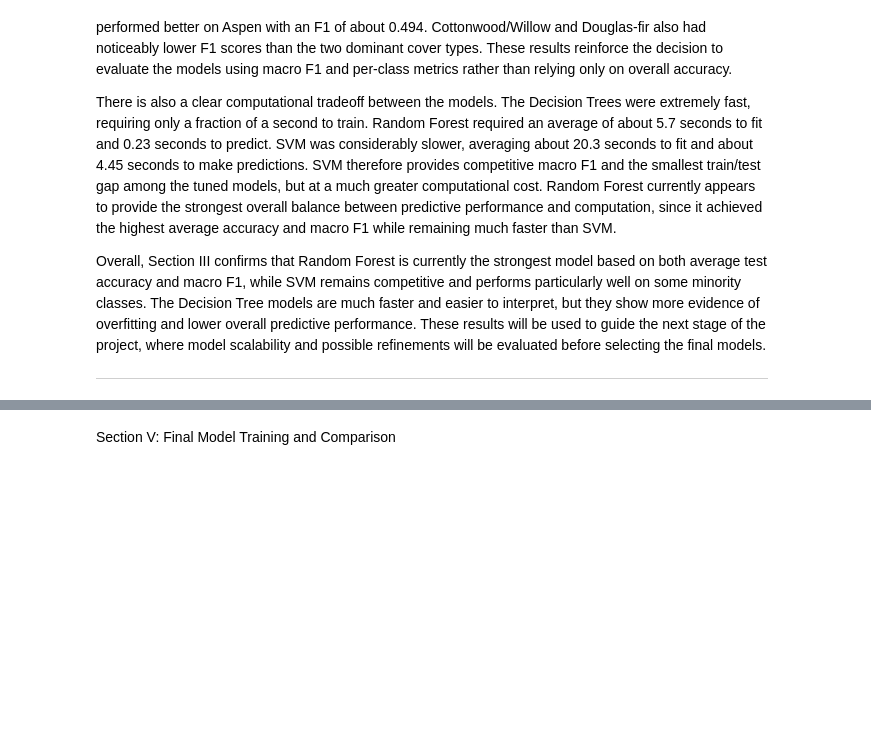
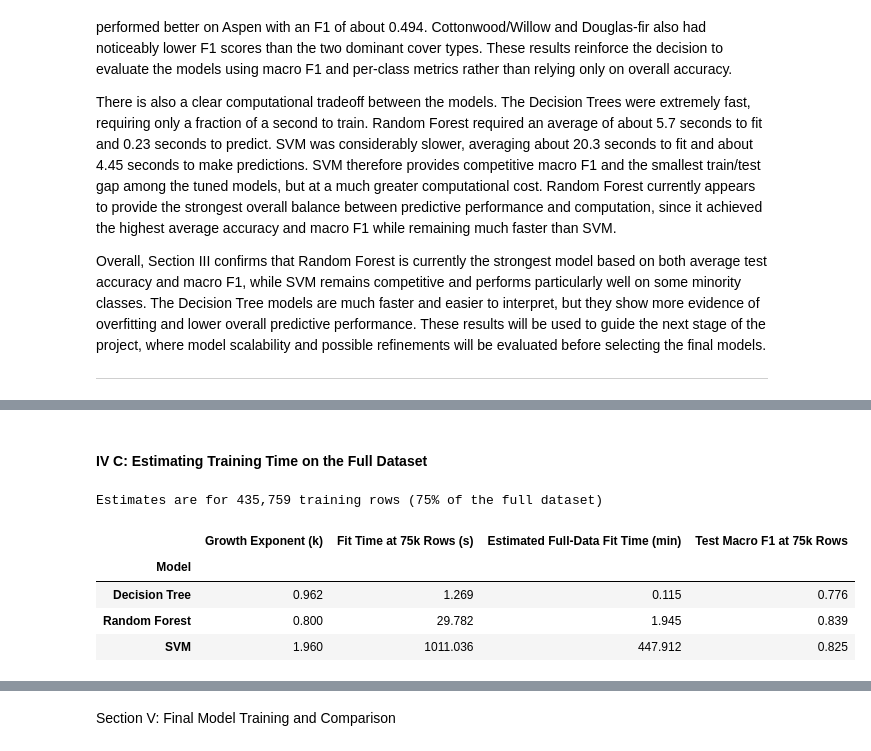
Before and after one commit to sgillihan/CSPB4622_Project1_Forest_Cover, a Jupyter notebook: Forest_Cover_Prediction_SGillihan.ipynb, the cells around one changed output, grey strips where cells are left out. Cells and saved outputs as stored; diff of their text form; code cells hidden in the pictures; blank space fills up the shorter version.

```diff
--- a/Forest_Cover_Prediction_SGillihan.ipynb
+++ b/Forest_Cover_Prediction_SGillihan.ipynb
@@ -1394,2 +1501,35 @@ A problem I have run into in the past is the scalability of anlaysis. I will run
+# %% [markdown]
+#### IV C: Estimating Training Time on the Full Dataset
+# %%
+# Estimate how long each model would take to train on the full dataset
+# For each model, a straight line is fit to log(fit time) vs. log(training rows), which is the same as assuming fit time = a * rows^k
+# np.polyfit with degree 1 returns the slope (k) and the intercept (log a) of that line
+# The line is then extended out to the full training set size to get an estimate
+# This is only a rough estimate, because it is based on three points and assumes the growth rate stays the same at larger sizes
+# For the SVM, the real growth often gets worse at large sizes (it also needs more memory), so its estimate is likely on the low side
+estimate_rows = []
+for name in scale_models:
+    rows = scale_results[scale_results["Model"] == name]
+    slope, intercept = np.polyfit(np.log10(rows["Train Rows"]), np.log10(rows["Fit Time (s)"]), 1)
+    estimated_seconds = 10 ** (intercept + slope * np.log10(full_train_rows))
+
+    estimate_rows.append({
+        "Model": name,
+        "Growth Exponent (k)": slope,
+        "Fit Time at 75k Rows (s)": rows["Fit Time (s)"].iloc[-1],
+        "Estimated Full-Data Fit Time (min)": estimated_seconds / 60,
+        "Test Macro F1 at 75k Rows": rows["Macro F1"].iloc[-1],
+    })
+
+scale_estimates = pd.DataFrame(estimate_rows).set_index("Model")
+print(f"Estimates are for {full_train_rows:,} training rows (75% of the full dataset)")
+scale_estimates.round(3)
+# %% [output]
+Estimates are for 435,759 training rows (75% of the full dataset)
+|  | Growth Exponent (k) | Fit Time at 75k Rows (s) | Estimated Full-Data Fit Time (min) | Test Macro F1 at 75k Rows |
+| Model |  |  |  |  |
+| Decision Tree | 0.962 | 1.269 | 0.115 | 0.776 |
+| Random Forest | 0.800 | 29.782 | 1.945 | 0.839 |
+| SVM | 1.960 | 1011.036 | 447.912 | 0.825 |
 # %% [markdown]
 Section IV Results Discussion
```
Also changed, not shown: parts of 21 cells of this notebook.
